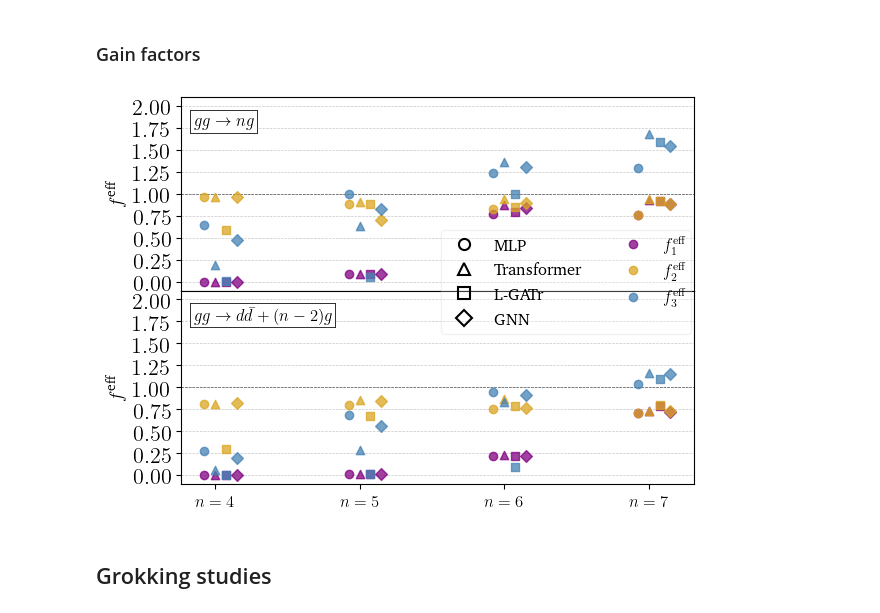
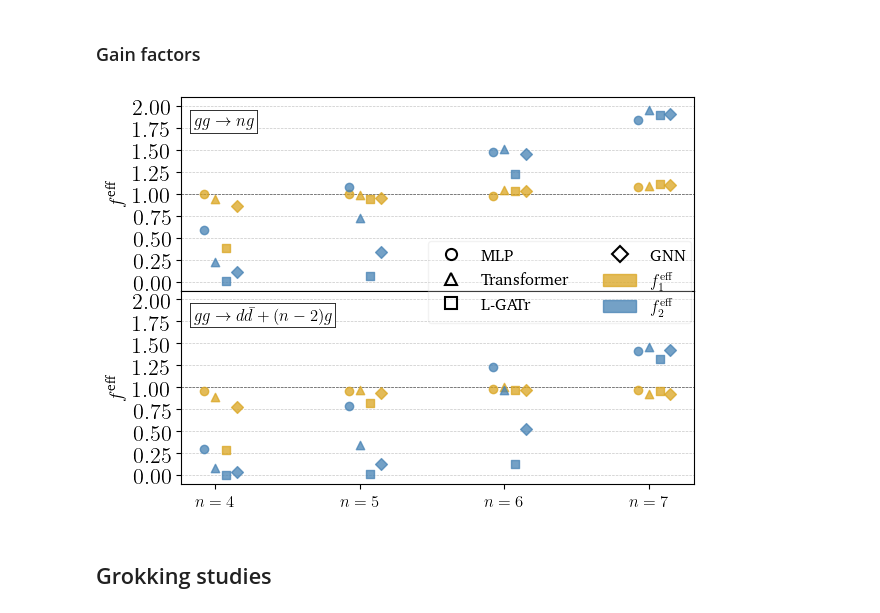
Before and after one commit to madgraph-ml/fastcolor, a Jupyter notebook: src/playground/plots.ipynb, the cells around one changed output. Cells and saved outputs as stored; diff of their text form; code cells hidden in the pictures.

```diff
--- a/src/playground/plots.ipynb
+++ b/src/playground/plots.ipynb
@@ -1526,19 +1464,6 @@ with PdfPages("figs/new_dataset/regression/eff_vs_evalt-gpu.pdf") as pp:
 ### Gain factors
 # %%
 def gain_factor1(t_LC, eff_LC, t_FC, eff_r, t_surr, eff1st_surr, eff2nd_surr, alpha=1.0):
-    """
-    Calculates the gain factor for the surrogate-based unweighting algorithm 1.
-    The unweighting order is LC -> FC/FC_surr -> FC.
-    This is done by unweighting with respect to LC -> r/r_surr -> r_surr.
-    """
-    numerator = (1 / eff_r) * (t_LC * (1 / eff_LC - 1) + t_FC)
-    denominator = (1 / eff1st_surr) * (
-        (t_LC / eff2nd_surr) * (1 / eff_LC - 1) + (t_FC + t_surr) / eff1st_surr + 1
-    )
-    return alpha * numerator / denominator
-
-
-def gain_factor2(t_LC, eff_LC, t_FC, eff_r, t_surr, eff1st_surr, eff2nd_surr, alpha=1.0):
     """
     Calculates the gain factor for the surrogate-based unweighting algorithm 2.
     The unweighting order is LC -> LC * (FC/LC)_surr -> FC.
@@ -1552,7 +1477,7 @@ def gain_factor2(t_LC, eff_LC, t_FC, eff_r, t_surr, eff1st_surr, eff2nd_surr, al
     return alpha * numerator / denominator
 
 
-def gain_factor3(t_LC, eff_LC, t_FC, eff_r, t_surr, eff1st_surr, eff2nd_surr, alpha=1.0):
+def gain_factor2(t_LC, eff_LC, t_FC, eff_r, t_surr, eff1st_surr, eff2nd_surr, alpha=1.0):
     """
     Calculates the gain factor for the surrogate-based unweighting algorithm 3.
     The unweighting order is (FC/LC)_surr -> LC * (FC/LC)_surr -> FC.
@@ -1614,10 +1528,9 @@ for ds in datasets:
 # %%
 factors_colors = {
-    "1": "purple",
-    "2": "goldenrod",
-    "3": "steelblue",
+    "1": "goldenrod",
+    "2": "steelblue",
 }
-with PdfPages("figs/new_dataset/regression/gain_factors-gpu.pdf") as pp:
+with PdfPages("figs/new_dataset/regression/gain_factors-pm99-cpu.pdf") as pp:
     fig, axs = plt.subplots(
         2, 1, figsize=(1.0 * figsize[0], 1.0 * figsize[1]), sharex=True
     )
@@ -1633,7 +1546,6 @@ with PdfPages("figs/new_dataset/regression/gain_factors-gpu.pdf") as pp:
         for n, net in enumerate(networks):
             f1 = np.array([gain_factors1[p][net] for p in processes[dataset]])
             f2 = np.array([gain_factors2[p][net] for p in processes[dataset]])
-            f3 = np.array([gain_factors3[p][net] for p in processes[dataset]])
             x = np.arange(len(processes[dataset]))
             x_labels = [rf"$ n = {i + 4}$" for i in range(len(processes[dataset]))]
             xplot = x + 0.075 * (n - 1)  # Shift x for each subplot
@@ -1654,15 +1566,6 @@ with PdfPages("figs/new_dataset/regression/gain_factors-gpu.pdf") as pp:
                 color=factors_colors["2"],
                 alpha=0.75,
                 zorder=4,
-            )
-            ax.scatter(
-                xplot,
-                f3,
-                marker=network_markers[net],
-                # linewidth = 0,
-                color=factors_colors["3"],
-                alpha=0.75,
-                zorder=5,
             )
             ax.text(
                 0.025,
@@ -1728,57 +1631,38 @@ with PdfPages("figs/new_dataset/regression/gain_factors-gpu.pdf") as pp:
         plt.Line2D(
             [],
             [],
             marker=network_markers["GNN"],
             color="black",
             markerfacecolor="none",
             markeredgewidth=1.5,
             linestyle="None",
             markersize=8,
             label="GNN",
         ),
     ]
     legend_factors = [
-        plt.Line2D(
-            [],
-            [],
-            marker="o",
+        Patch(
             color=factors_colors["1"],
-            linestyle="None",
             label=r"$f^{\mathrm{eff}}_1$",
-            alpha=0.75,
-        ),
-        plt.Line2D(
-            [],
-            [],
-            marker="o",
+            alpha=0.75,),
+        Patch(
             color=factors_colors["2"],
-            linestyle="None",
             label=r"$f^{\mathrm{eff}}_2$",
-            alpha=0.75,
-        ),
-        plt.Line2D(
-            [],
-            [],
-            marker="o",
-            color=factors_colors["3"],
-            linestyle="None",
-            label=r"$f^{\mathrm{eff}}_3$",
-            alpha=0.75,
-        ),
+            alpha=0.75,),
     ]
     combined_handles = legend_networks + legend_factors
     fig.legend(
         handles=combined_handles,
         loc="center right",
         frameon=True,
         ncols=2,
         fontsize=12,
         framealpha=0.25,
         bbox_to_anchor=(1.0, 0.55),
     )  # (x, y): move legend further right
     fig.savefig(pp, format="pdf")
 # %% [output]
-[figure, old version]
+[figure, new version]
 # %% [markdown]
 ## Grokking studies
 # %% [markdown]
```
Also changed, not shown: parts of 4 cells of this notebook.
